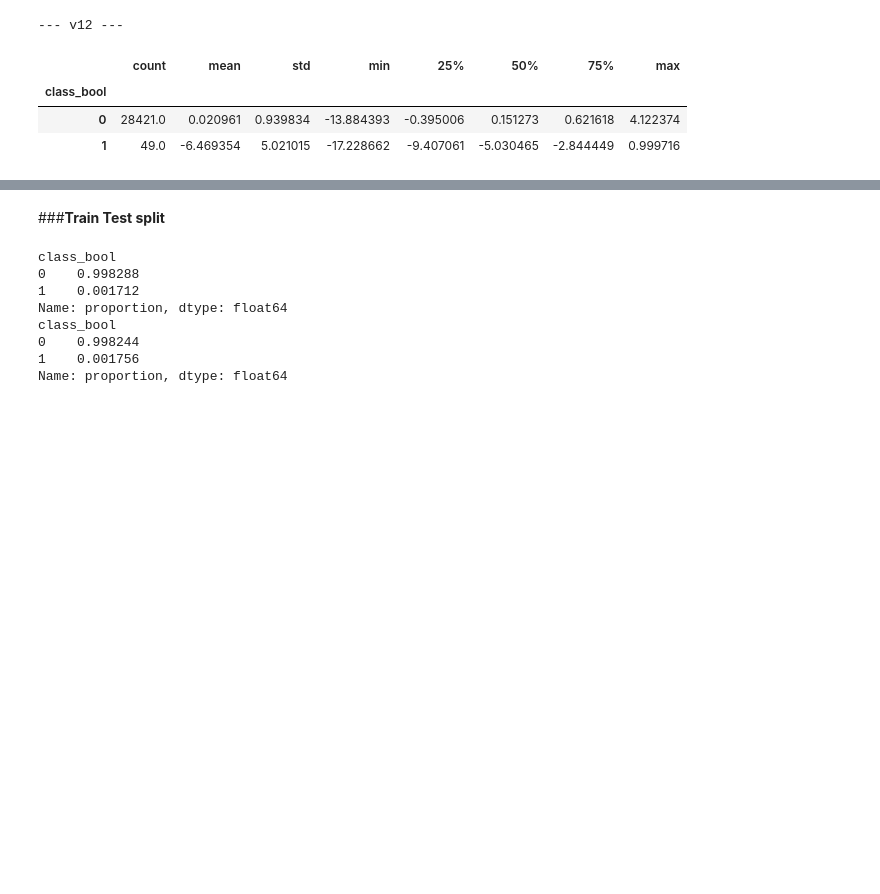
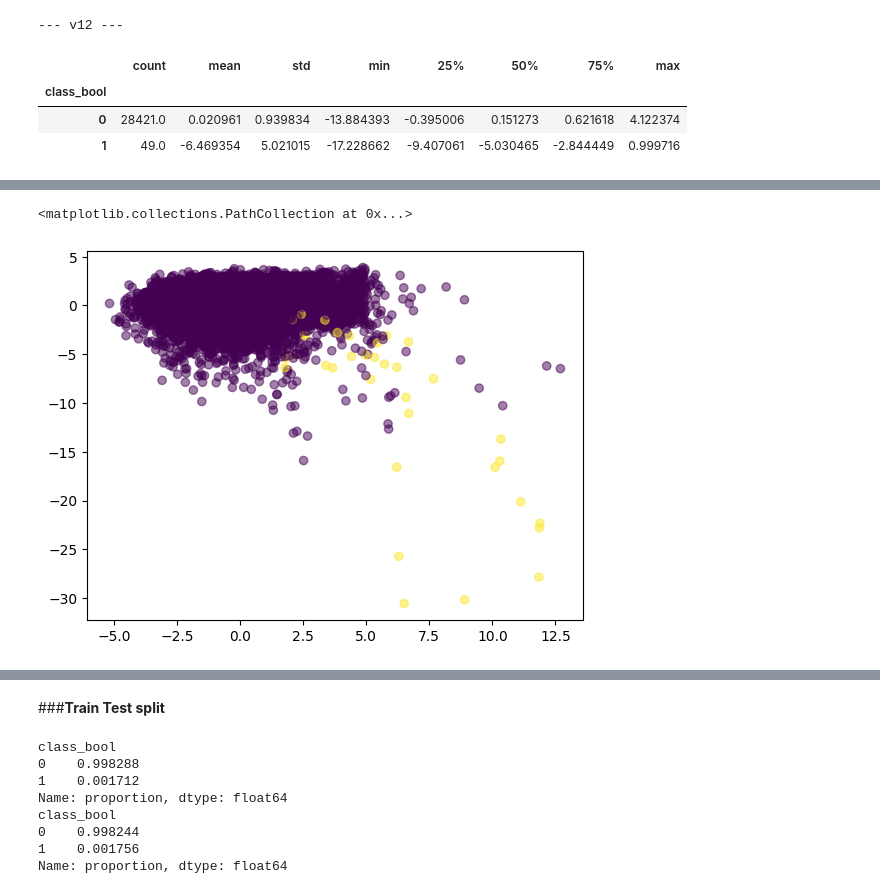
Before and after one commit to Subroy1/CapstoneProject, a Jupyter notebook: CreditCardFraudCapstone.ipynb, the cells around one changed output, grey strips where cells are left out. Cells and saved outputs as stored; diff of their text form; code cells hidden in the pictures; blank space fills up the shorter version.

```diff
--- a/CreditCardFraudCapstone.ipynb
+++ b/CreditCardFraudCapstone.ipynb
@@ -402,0 +418,5 @@ Descriptive Statistics for selected V-columns by Class:
+# %%
+plt.scatter(df['v4'], df['v3'], c=df['class_bool'], alpha=0.5)
+# %% [output]
+<matplotlib.collections.PathCollection at 0x...>
+[figure, added]
```
Also changed, not shown: parts of 13 cells of this notebook.
